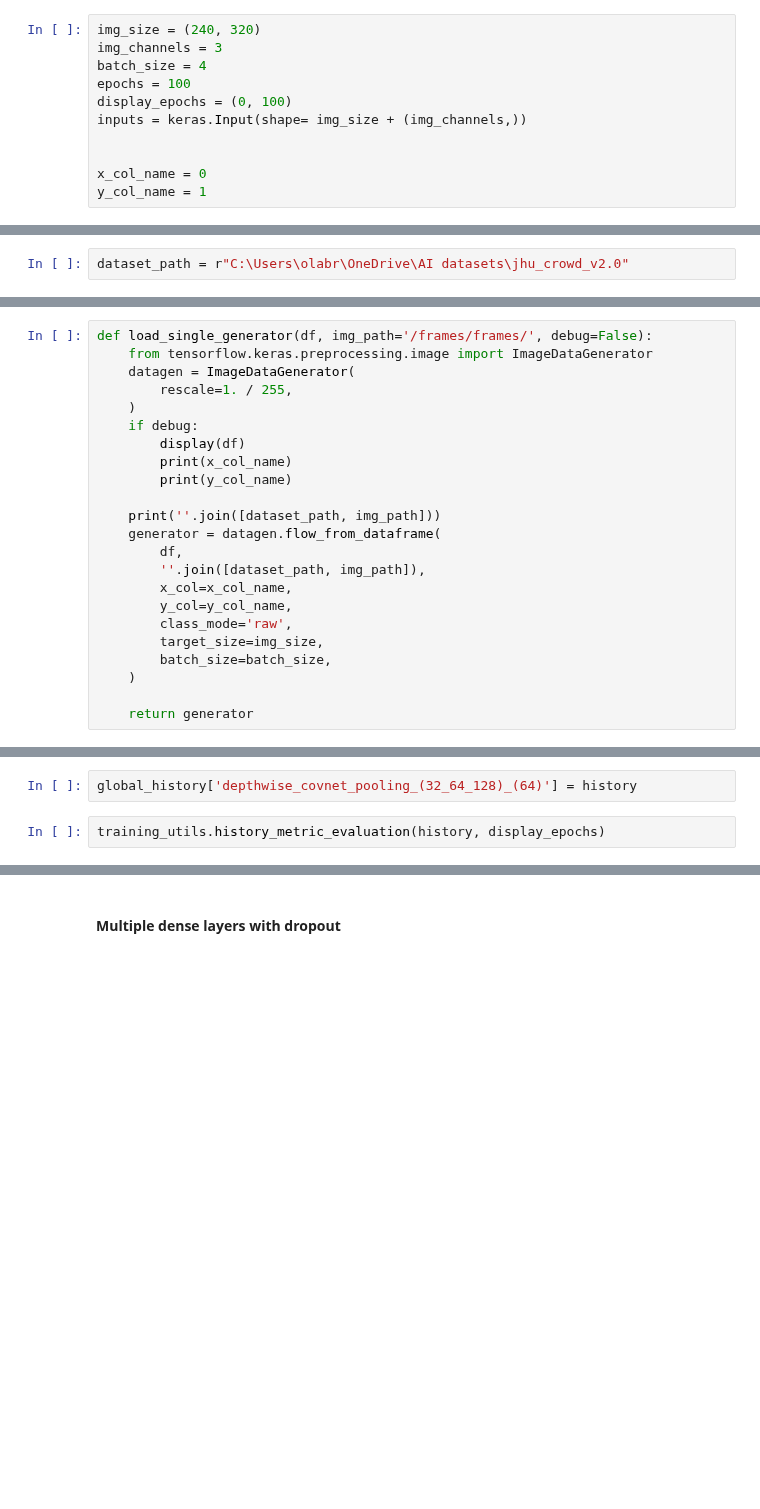
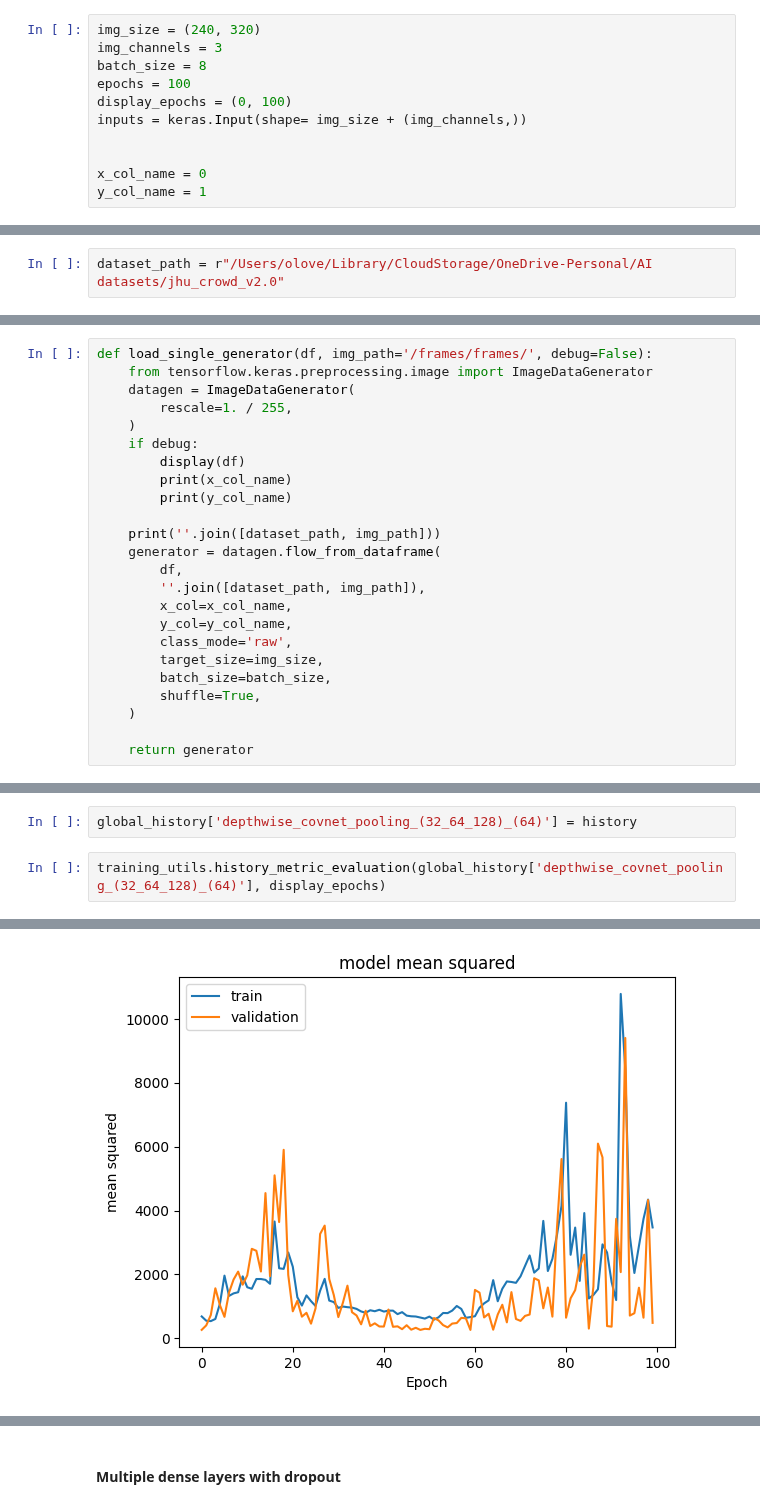
Before and after one commit to o-love/VC_Proyecto-final, a Jupyter notebook: JHU-CROWD-test.ipynb, the cells around one changed output, grey strips where cells are left out. Cells and saved outputs as stored; diff of their text form; blank space fills up the shorter version.

Commit message:
JHU-Crowd recommit

```diff
--- a/JHU-CROWD-test.ipynb
+++ b/JHU-CROWD-test.ipynb
@@ -15,7 +15,7 @@ print(tf.config.list_physical_devices('GPU'))
 # %%
 img_size = (240, 320)
 img_channels = 3
-batch_size = 4
+batch_size = 8
 epochs = 100
 display_epochs = (0, 100)
 inputs = keras.Input(shape= img_size + (img_channels,))
@@ -27,7 +27,7 @@ y_col_name = 1
 model_name = 'VGG16_(256).tf'
 global_history= {}
 # %%
-dataset_path = r"C:\Users\olabr\OneDrive\AI datasets\jhu_crowd_v2.0"
+dataset_path = r"/Users/olove/Library/CloudStorage/OneDrive-Personal/AI datasets/jhu_crowd_v2.0"
 # %%
 callbacks_list = [
     #    keras.callbacks.EarlyStopping(
@@ -104,6 +104,7 @@ def load_single_generator(df, img_path='/frames/frames/', debug=False):
         class_mode='raw',
         target_size=img_size,
         batch_size=batch_size,
+        shuffle=True,
     )
 
     return generator
@@ -527,4 +558,5 @@ Detected at node 'gradient_tape/model/dense/MatMul/MatMul' defined at (most rece
 # %%
 global_history['depthwise_covnet_pooling_(32_64_128)_(64)'] = history
 # %%
-training_utils.history_metric_evaluation(history, display_epochs)
+training_utils.history_metric_evaluation(global_history['depthwise_covnet_pooling_(32_64_128)_(64)'], display_epochs)
+# %% [output]
@@ -530,0 +567 @@ training_utils.history_metric_evaluation(history, display_epochs)
+[figure, added]
```
Also changed, not shown: parts of 7 cells of this notebook.
